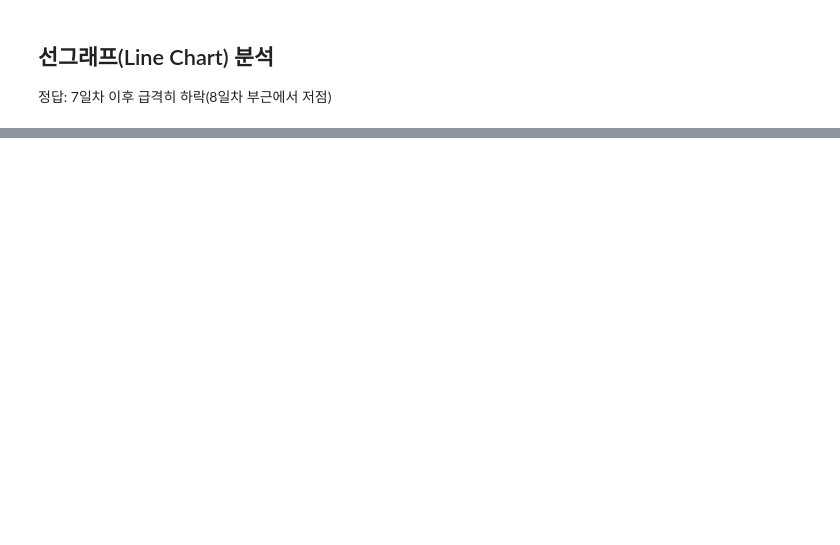
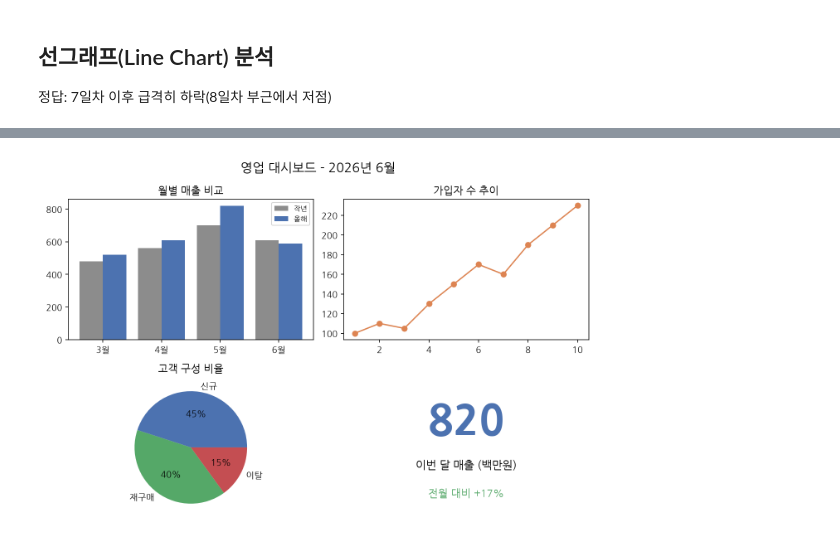
Before and after one commit to good593/course_VLM, a Jupyter notebook: 2. VLM Prompt Engineering/examples/4. Chart Analysis.ipynb, the cells around one changed output, grey strips where cells are left out. Drawn from its saved outputs; the diff is of its cells as text; code cells hidden in the pictures; blank space fills up the shorter version.

```diff
--- a/2. VLM Prompt Engineering/examples/4. Chart Analysis.ipynb
+++ b/2. VLM Prompt Engineering/examples/4. Chart Analysis.ipynb
@@ -38,11 +64,7 @@ print(line_qa)
 # %%
 show(DASHBOARD, width=560)
-overview = ask(
-    DASHBOARD,
-    "이 대시보드에서 지난 달 대비 가장 크게 변한 지표를 찾아, "
-    "어느 차트에서 확인했는지와 함께 설명해줘.",
-)
-print(overview)
+# %% [output]
+[figure, added]
 # %%
 pie_only = ask(
     DASHBOARD,
```
Also changed, not shown: parts of 4 cells of this notebook, 4 other files.
